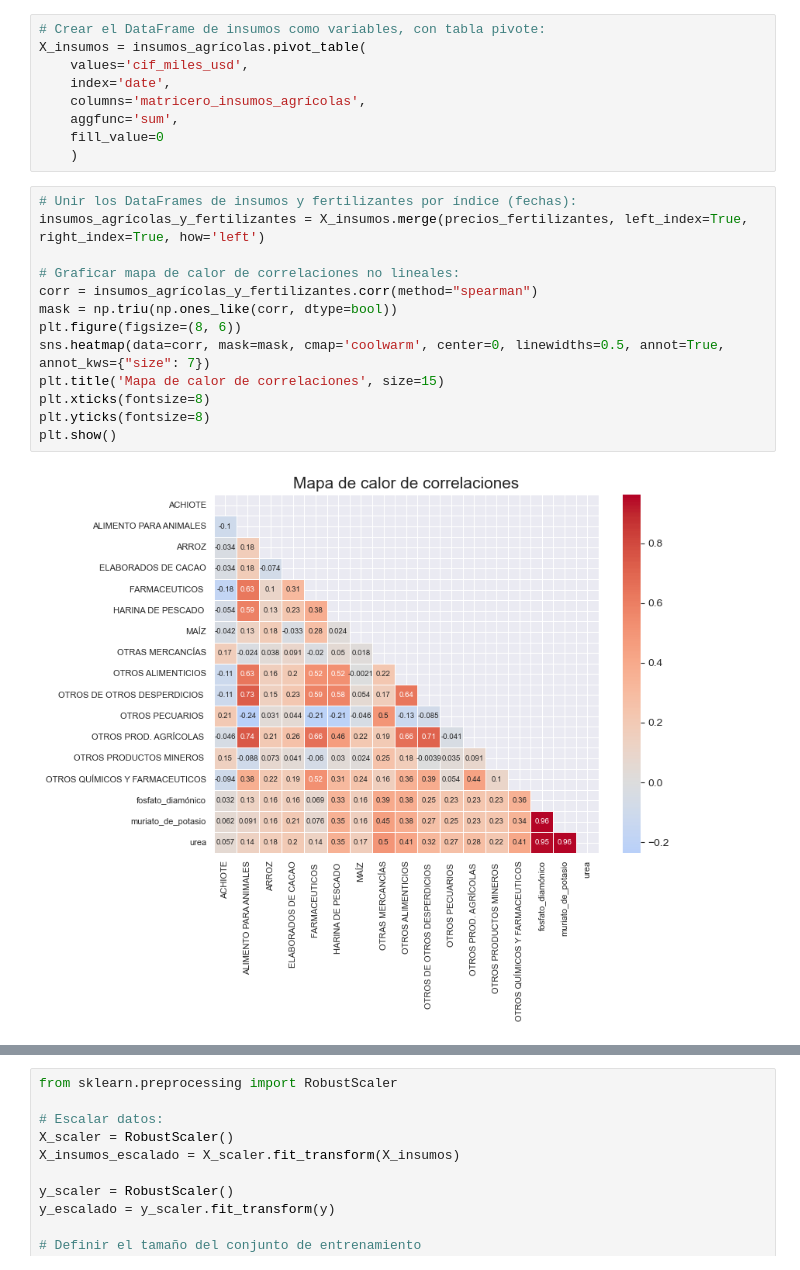
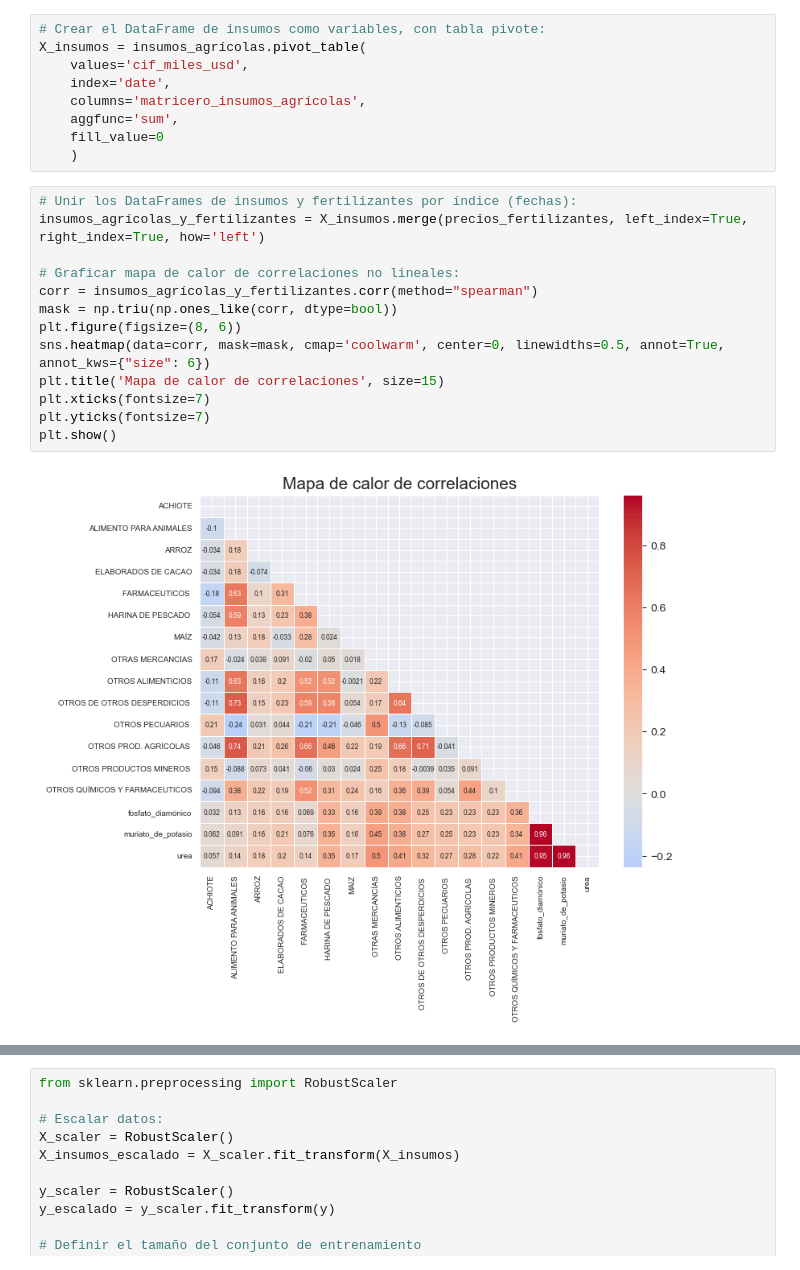
Before and after one commit to IFTrejoM/time-series-fertilizer-price-predictor, a Jupyter notebook: web_scrapping.ipynb, the cells around one changed output, grey strips where cells are left out. Cells and saved outputs as stored; diff of their text form.

```diff
--- a/web_scrapping.ipynb
+++ b/web_scrapping.ipynb
@@ -345,18 +419,18 @@ X_insumos = insumos_agrícolas.pivot_table(
 # %%
 # Unir los DataFrames de insumos y fertilizantes por índice (fechas):
 insumos_agrícolas_y_fertilizantes = X_insumos.merge(precios_fertilizantes, left_index=True, right_index=True, how='left')
 
 # Graficar mapa de calor de correlaciones no lineales:
 corr = insumos_agrícolas_y_fertilizantes.corr(method="spearman")
 mask = np.triu(np.ones_like(corr, dtype=bool))
 plt.figure(figsize=(8, 6))
-sns.heatmap(data=corr, mask=mask, cmap='coolwarm', center=0, linewidths=0.5, annot=True, annot_kws={"size": 7})
+sns.heatmap(data=corr, mask=mask, cmap='coolwarm', center=0, linewidths=0.5, annot=True, annot_kws={"size": 6})
 plt.title('Mapa de calor de correlaciones', size=15)
-plt.xticks(fontsize=8)
-plt.yticks(fontsize=8)
+plt.xticks(fontsize=7)
+plt.yticks(fontsize=7)
 plt.show()
 # %% [output]
-[figure, old version]
+[figure, new version]
 # %%
 import statsmodels.api as sm
 
```
Also changed, not shown: parts of 12 cells of this notebook, 1 other file.
